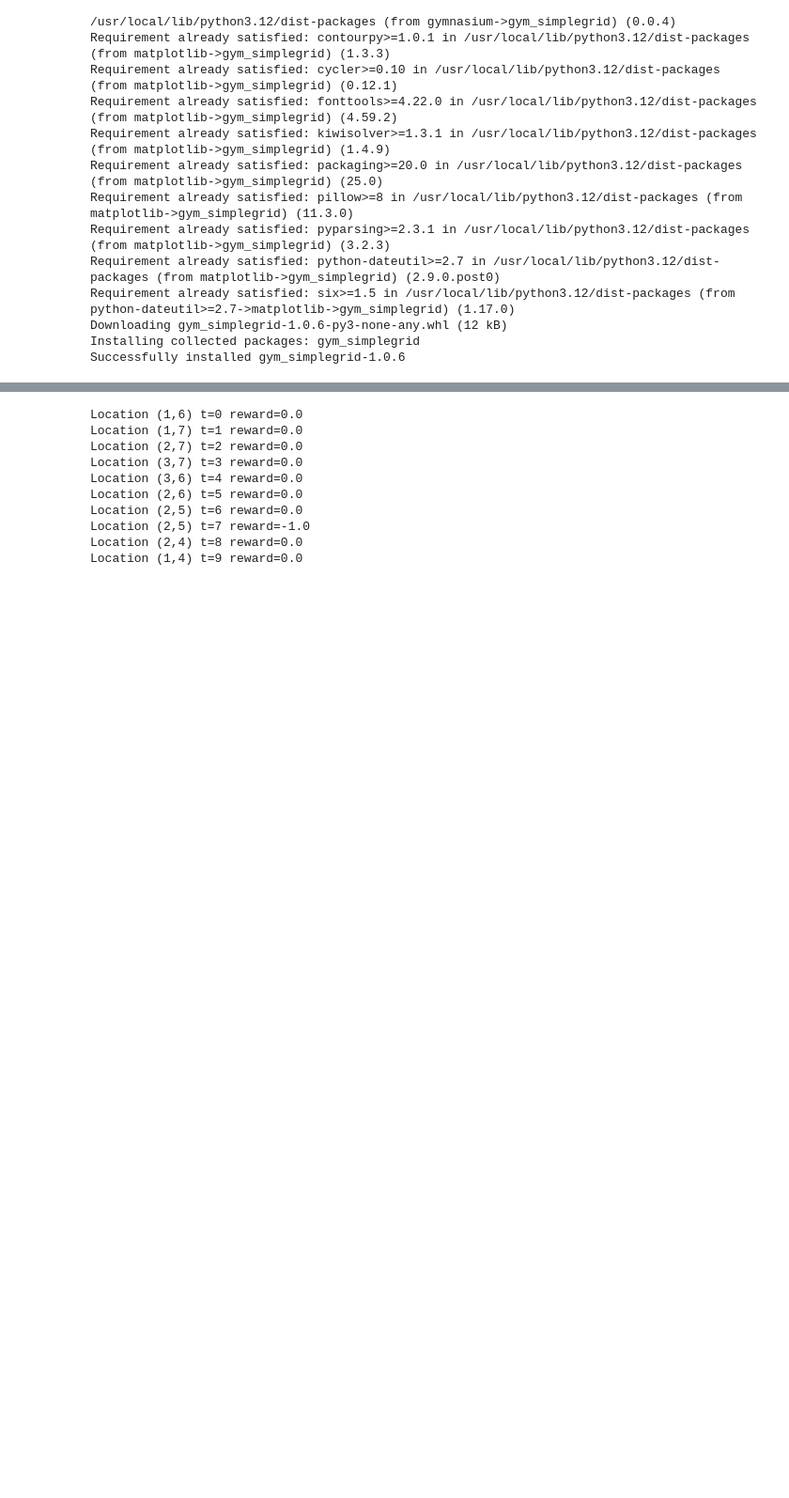
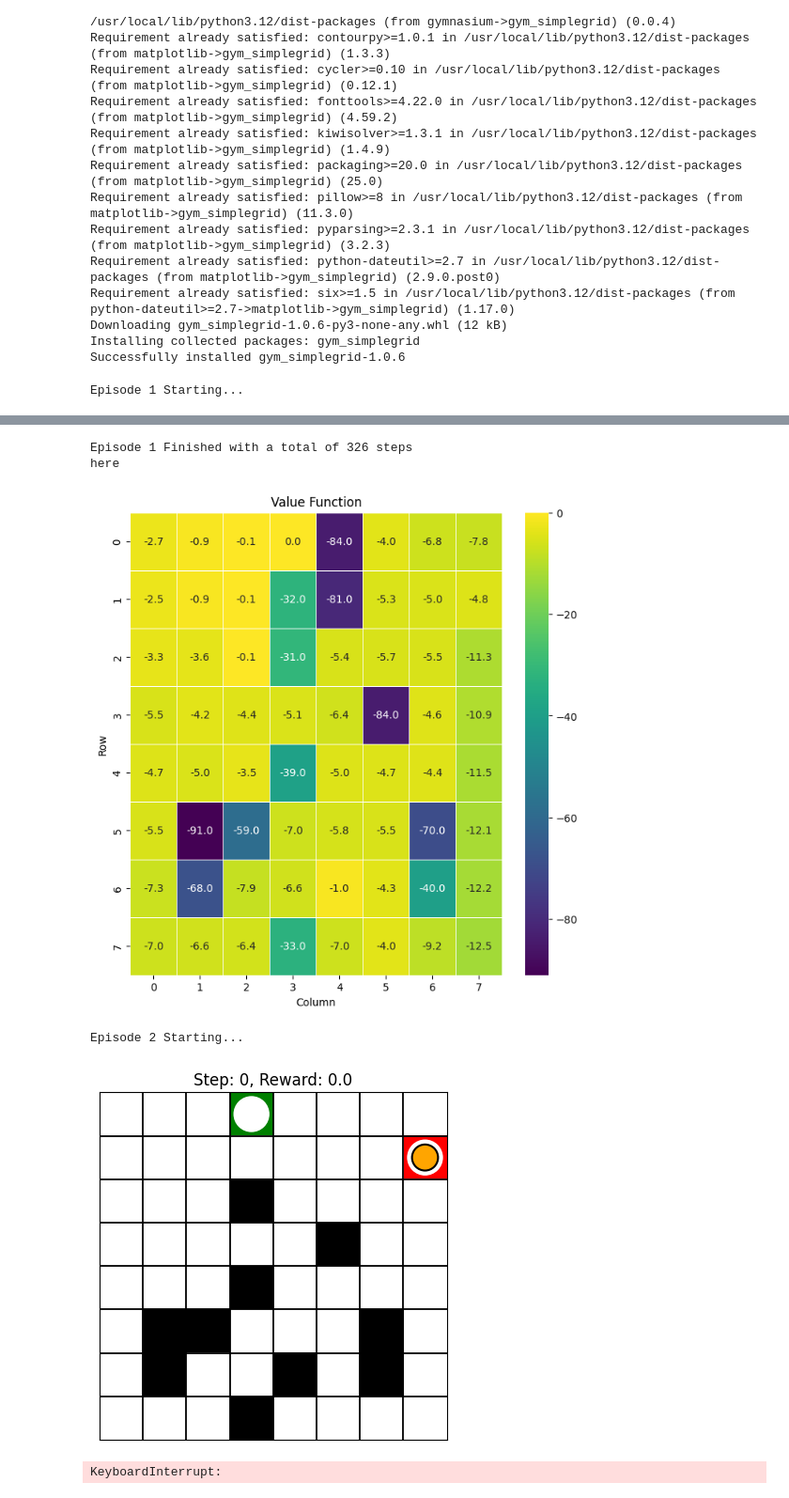
Before and after one commit to RaulAtLehigh/CSE337_P1, a Jupyter notebook: lab2_mdp.ipynb, the cells around one changed output, grey strips where cells are left out. Shown: that part at 94% size. Saved outputs shown, nothing was run; the diff lists cells and outputs as text; code cells hidden in the pictures; blank space fills up the shorter version.

```diff
--- a/lab2_mdp.ipynb
+++ b/lab2_mdp.ipynb
@@ -183,44 +183,76 @@ Downloading gym_simplegrid-1.0.6-py3-none-any.whl (12 kB)
 Installing collected packages: gym_simplegrid
 Successfully installed gym_simplegrid-1.0.6
 # %%
-
 import gymnasium as gym
 import gym_simplegrid
+import random
+import numpy as np
+import matplotlib.pyplot as plt
+import seaborn as sns
+
 
 START_LOC = 15
 GOAL_LOC = 3
 # Define the initial location and the goal location in the grid.
 # Each grid cell has an a number from 0 to 63.
 options ={
-    'start_loc': START_LOC,
-    'goal_loc': GOAL_LOC
+	'start_loc': START_LOC,
+	'goal_loc': GOAL_LOC
 }
 
-env = gym.make('SimpleGrid-8x8-v0', render_mode='human')
-obs, info = env.reset(seed=1, options=options)
-done = env.unwrapped.done
 
-for t in range(10):
-    if done:
-        break
+V = np.array([random.randint(-100, -1) for _ in range(8*8)], dtype=float)
+V[START_LOC] = -101
+V[GOAL_LOC] = 0
+returns = [[] for _ in range(8*8)]
+gamma = 0.95
+
+for t in range(100):
+  print(f"Episode {t + 1} Starting...")
+  env = gym.make('SimpleGrid-8x8-v0', render_mode='human')
+  obs, info = env.reset(seed=1, options=options)
+  done = env.unwrapped.done # variable that indicates when we reached the goal
+
+  counter = 0
+  observations = []
+  rewards = []
+  while not done: # epsiode that loops until we reach the goal
     action = env.action_space.sample()   # Random action
     obs, reward, done, _, info = env.step(action)
-
+    observations.append(obs)
+    counter += 1 # Keeping track of the number of steps
     grid_size = 8
     row = obs // grid_size
     col = obs % grid_size
-    print("Location (", row, ",", col, ") t=",t, " reward=", reward, sep="")
+    rewards.append(reward)
+		# print("Location (", row, ",", col, ") t=",t, " reward=", reward, sep="")
+  G = 0 # keeps track of total Reward
+  for t in range(counter - 2, -1, -1): # Reverse loop
+    G = gamma * G + rewards[t + 1] # Keeping track of cumulative Reward
+    if(observations[t] not in observations[0:t]): #unless S t occurs in S 0...S t-1
+      index = ((observations[t] // grid_size) * 8) + (observations[t] % grid_size)
+      returns[index].append(G)
+      V[index] = sum(returns[index]) / len(returns[index])# Updating the value function
+  print(f"Episode {t + 1} Finished with a total of {len(observations)} steps")
+  # Plotting code remains the same
+  # Reshape the 1D value function array into a 4x4 grid
+  V_grid = V.reshape((8, 8))
+
+  # Plot the value function as a heatmap
+  plt.figure(figsize=(8, 8))
+  sns.heatmap(V_grid, annot=True, cmap="viridis", fmt=".1f", linewidths=.5)
+  plt.title("Value Function ")
+  plt.xlabel("Column")
+  plt.ylabel("Row")
+  plt.show()
 
 # env.close()
 # %% [output]
+Episode 1 Starting...
 [figure]
-Location (1,6) t=0 reward=0.0
-Location (1,7) t=1 reward=0.0
-Location (2,7) t=2 reward=0.0
-Location (3,7) t=3 reward=0.0
-Location (3,6) t=4 reward=0.0
-Location (2,6) t=5 reward=0.0
-Location (2,5) t=6 reward=0.0
-Location (2,5) t=7 reward=-1.0
-Location (2,4) t=8 reward=0.0
-Location (1,4) t=9 reward=0.0
+Episode 1 Finished with a total of 326 steps
+here
+[figure, added]
+Episode 2 Starting...
+[figure, added]
+KeyboardInterrupt:
```
Also changed, not shown: parts of 2 cells of this notebook.
